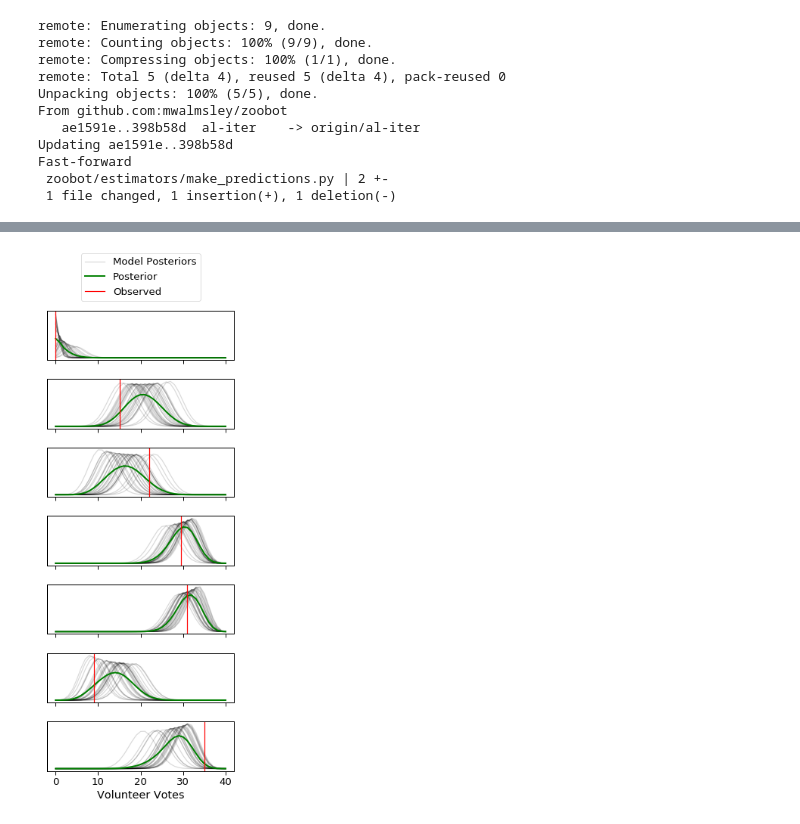
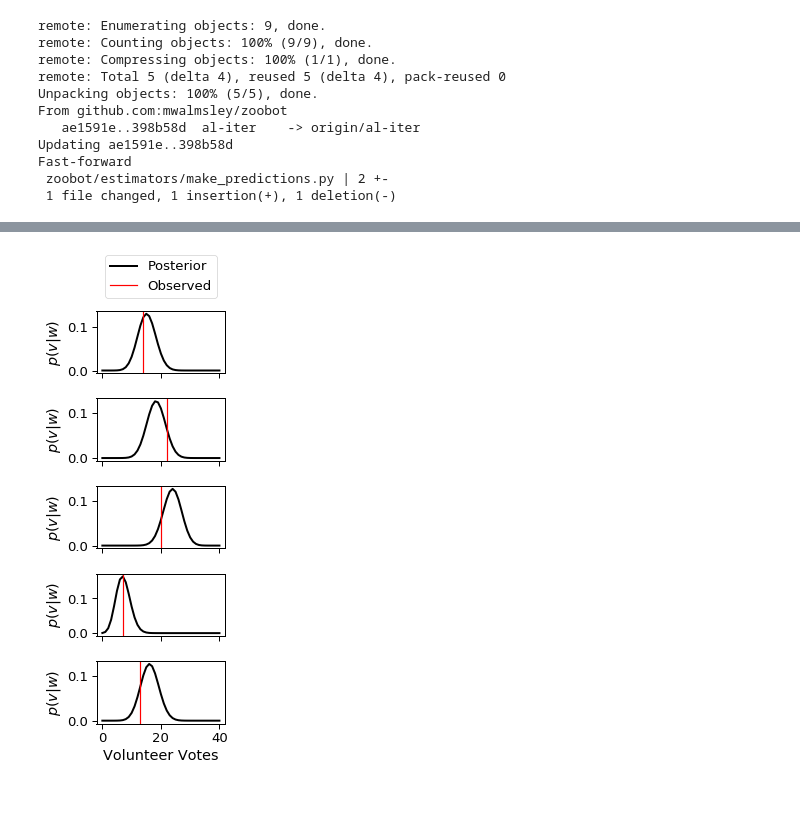
Before and after one commit to colinleach/zoobot, a Jupyter notebook: aas_uncertainty.ipynb, the cells around one changed output, grey strips where cells are left out. Cells and saved outputs as stored; diff of their text form; code cells hidden in the pictures; blank space fills up the shorter version.

```diff
--- a/aas_uncertainty.ipynb
+++ b/aas_uncertainty.ipynb
@@ -72,2 +71,2 @@ new_predictions = True
 # %%
-images, labels, samples = check_uncertainty.calculate_predictions(tfrecord_loc, n_galaxies, results_dir, model_name)
+images, id_strs, samples = check_uncertainty.calculate_predictions(tfrecord_loc, n_galaxies, results_dir, model_name)
@@ -105,0 +118,6 @@ from zoobot.active_learning import simulated_metrics
+# %%
+# add in catalog details for more metrics
+spiral_strs = ['has-spiral-arms_yes', 'spiral-winding_prediction-encoded']
+merger_strs = ['merging_merger','merging_tidal-debris-v1' ,'merging_both-v1','merging_neither-v1','merging_major-disturbance','merging_minor-disturbance','merging_none']
+usecols = simulation_timeline.ATTR_STRS + ['subject_id', 'smooth-or-featured_smooth_fraction'] + merger_strs + spiral_strs + ['smooth-or-featured_artifact']
+catalog = pd.read_csv('data/panoptes_predictions_selected.csv', usecols=usecols, dtype={'subject_id': str})
@@ -110,10 +134,15 @@ import seaborn as sns
 # %%
 def custom_samples(samples, labels):
     sns.set_context('paper', font_scale=1.5)
-    fig, axes = plt.subplots(nrows=len(labels), figsize=(4, len(labels)*1.5), sharex=True)
+    fig, axes = plt.subplots(nrows=len(labels), figsize=(3, len(labels)*1.5), sharex=True)
     make_predictions.plot_samples(samples, labels, fig, axes)
 
-    axes[-1].set_xlabel(r'Volunteer Votes')
+    for n in range(len(labels)):
+#         axes[n].set_ylabel(r'$p(v|D)$', visible=True)
+        axes[n].set_ylabel(r'$p(v|w)$', visible=True)
+        axes[n].yaxis.set_visible(True)
+
+    axes[-1].set_xlabel('Volunteer Votes')
     fig.tight_layout()
 
     axes[0].legend(
@@ -124,3 +153,4 @@ def custom_samples(samples, labels):
         shadow=False
     )
     fig.tight_layout()
+    return fig
@@ -130,0 +157,7 @@ pandas.core.series.Series
+# %%
+selected = slice(0, 20)
+selected = [1, 2, 6, 7, 9]
+# selected = [2, 3, 4, 5, 6, 7, 8, 9, 12, 13, 14, 17, 18]
+# selected = [2, 3, 4, 5, 6]
+
+fig = custom_samples(np.array(sim_model.model.samples)[selected, :], np.array(sim_model.labels)[selected])
@@ -131,5 +168,4 @@ pandas.core.series.Series
 # %%
-selected = slice(1, 8)
-custom_samples(np.array(sim_model.model.samples[selected, :]), np.array(sim_model.labels[selected]))
+fig = custom_samples(np.array(sim_model.model.samples[selected, :1]), np.array(sim_model.labels[selected]))
 # %% [output]
-[figure, old version]
+[figure, new version]
```
Also changed, not shown: parts of 61 cells of this notebook, 6 other files.
